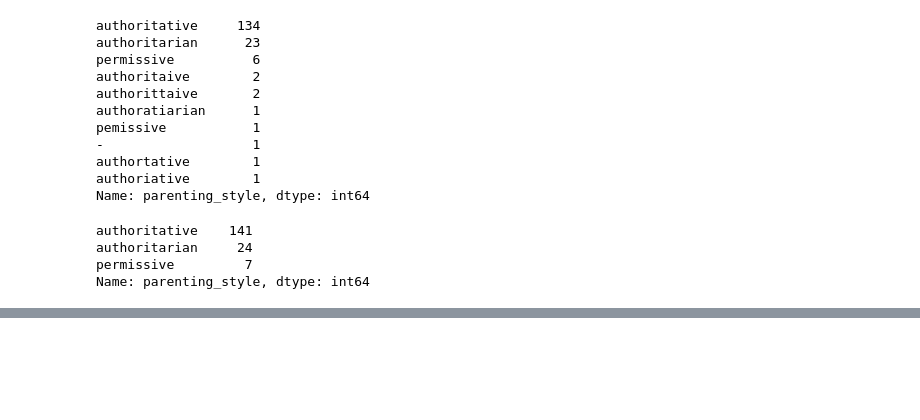
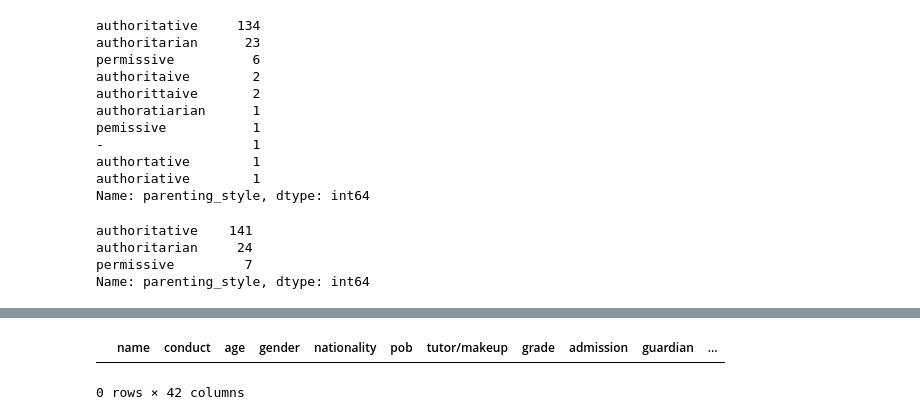
Before and after one commit to Ammon21/School-Data-Science-Project, a Jupyter notebook: notebooks/Data Cleaning-HS.ipynb, the cells around one changed output, grey strips where cells are left out. Drawn from its saved outputs; the diff is of its cells as text; code cells hidden in the pictures; blank space fills up the shorter version.

```diff
--- a/notebooks/Data Cleaning-HS.ipynb
+++ b/notebooks/Data Cleaning-HS.ipynb
@@ -497,0 +596,6 @@ memory usage: 51.2+ KB
+# %%
+df[df.duplicated()==True]
+#no duplicate values
+# %% [output]
+|  | name | conduct | age | gender | nationality | pob | tutor/makeup | grade | admission | guardian | ... |
+0 rows × 42 columns
```
Also changed, not shown: parts of 42 cells of this notebook, 1 other file.
